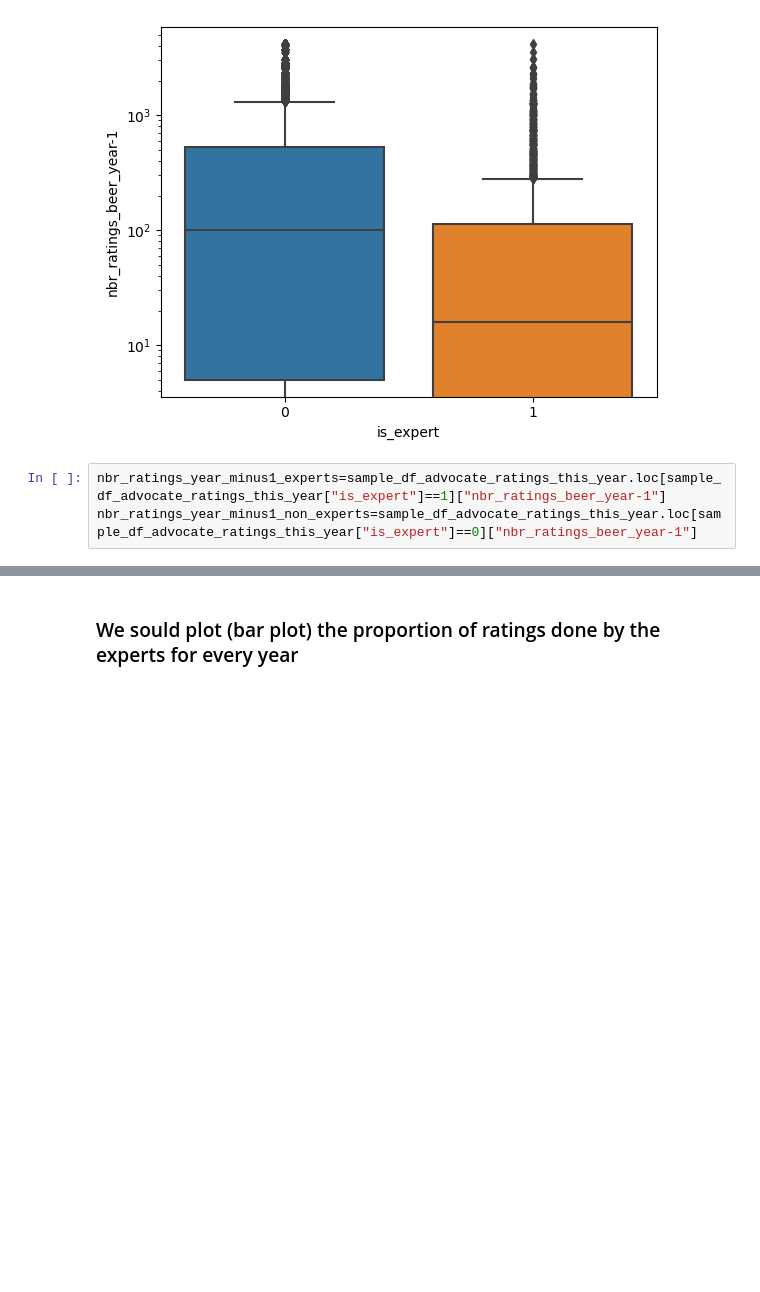
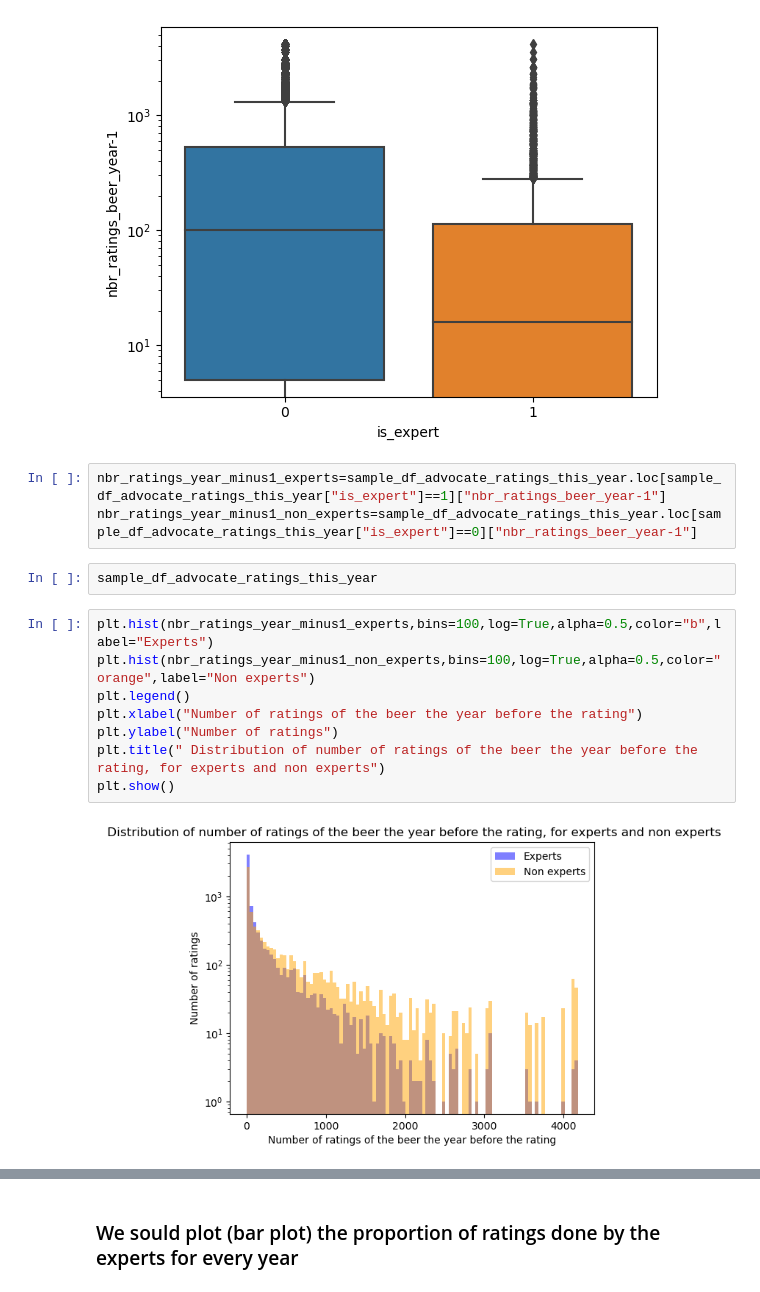
Before and after one commit to epfl-ada/ada-2023-project-remontada, a Jupyter notebook: code/main_alexi.ipynb, the cells around one changed output, grey strips where cells are left out. Cells and saved outputs as stored; diff of their text form; blank space fills up the shorter version.

```diff
--- a/code/main_alexi.ipynb
+++ b/code/main_alexi.ipynb
@@ -434,6 +434,18 @@ plt.show()
 # %%
 nbr_ratings_year_minus1_experts=sample_df_advocate_ratings_this_year.loc[sample_df_advocate_ratings_this_year["is_expert"]==1]["nbr_ratings_beer_year-1"]
 nbr_ratings_year_minus1_non_experts=sample_df_advocate_ratings_this_year.loc[sample_df_advocate_ratings_this_year["is_expert"]==0]["nbr_ratings_beer_year-1"]
+# %%
+sample_df_advocate_ratings_this_year
+# %%
+plt.hist(nbr_ratings_year_minus1_experts,bins=100,log=True,alpha=0.5,color="b",label="Experts")
+plt.hist(nbr_ratings_year_minus1_non_experts,bins=100,log=True,alpha=0.5,color="orange",label="Non experts")
+plt.legend()
+plt.xlabel("Number of ratings of the beer the year before the rating")
+plt.ylabel("Number of ratings")
+plt.title(" Distribution of number of ratings of the beer the year before the rating, for experts and non experts")
+plt.show()
+# %% [output]
+[figure, added]
 # %%
 ttest_ind(nbr_ratings_year_minus1_experts,nbr_ratings_year_minus1_non_experts)
 # %% [output]
```
Also changed, not shown: parts of 20 cells of this notebook.
